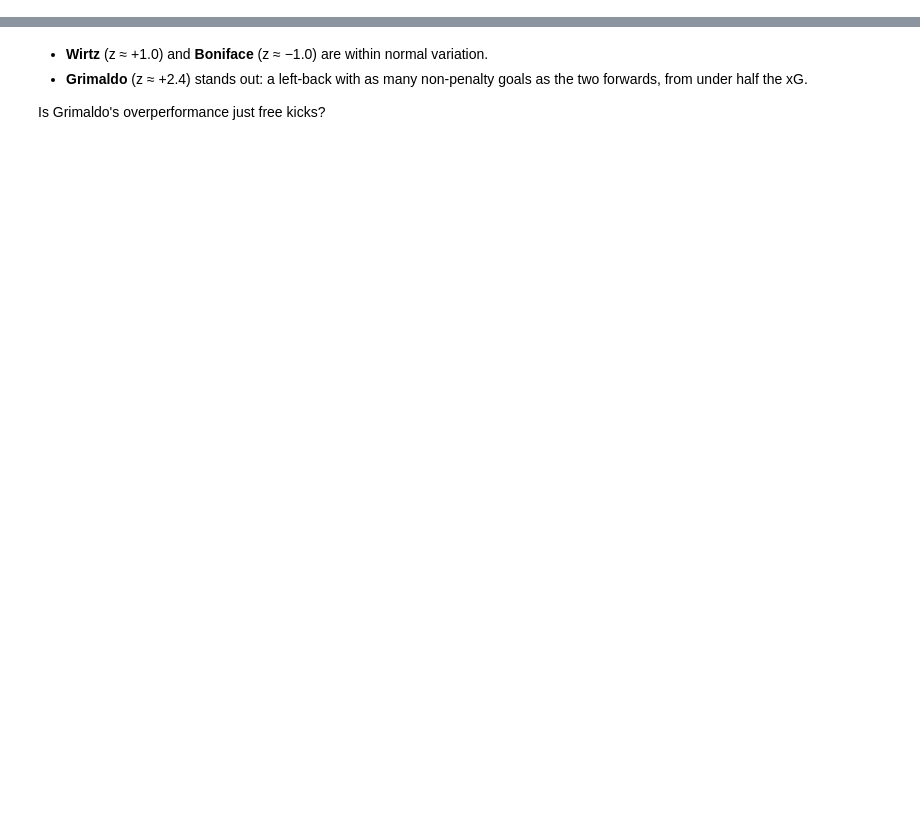
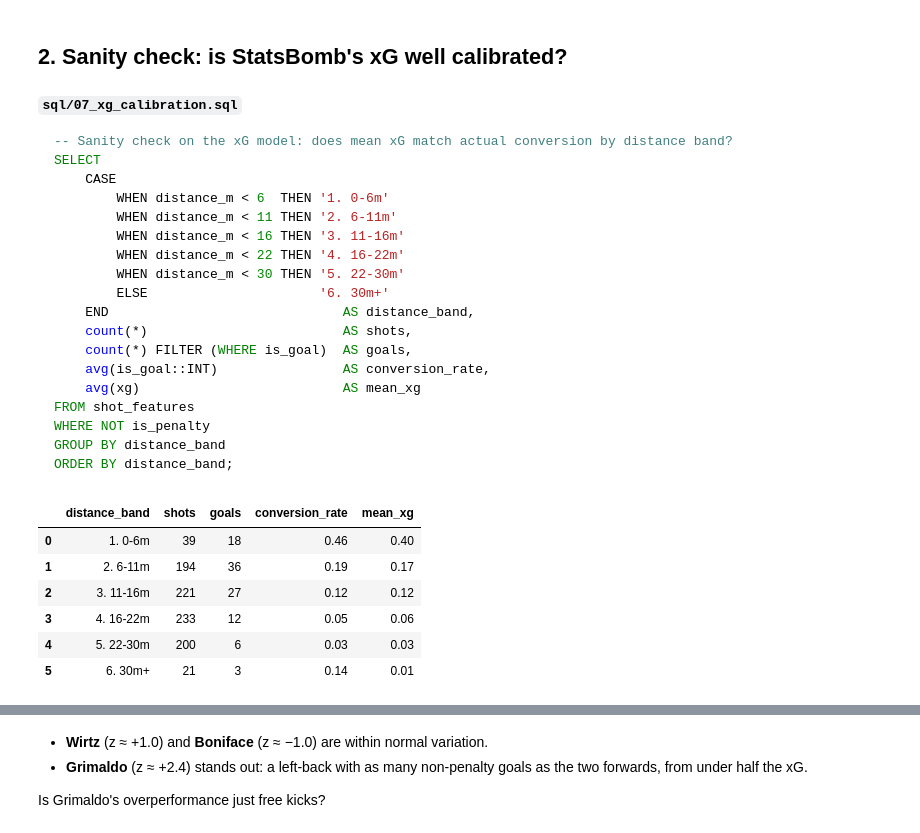
Before and after one commit to TilakHeble/football-shot-map, a Jupyter notebook: notebooks/01_shot_analysis.ipynb, the cells around one changed output, grey strips where cells are left out. Saved outputs shown, nothing was run; the diff lists cells and outputs as text; code cells hidden in the pictures; blank space fills up the shorter version.

````diff
--- a/notebooks/01_shot_analysis.ipynb
+++ b/notebooks/01_shot_analysis.ipynb
@@ -149,0 +75,34 @@ Image("../figures/squad_goals_vs_xg.png", width=650)
+# %% [markdown]
+## 2. Sanity check: is StatsBomb's xG well calibrated?
+# %%
+show_sql("07_xg_calibration")
+db.run("07_xg_calibration")
+# %% [output]
+**`sql/07_xg_calibration.sql`**
+```sql
+-- Sanity check on the xG model: does mean xG match actual conversion by distance band?
+SELECT
+    CASE
+        WHEN distance_m < 6  THEN '1. 0-6m'
+        WHEN distance_m < 11 THEN '2. 6-11m'
+        WHEN distance_m < 16 THEN '3. 11-16m'
+        WHEN distance_m < 22 THEN '4. 16-22m'
+        WHEN distance_m < 30 THEN '5. 22-30m'
+        ELSE                      '6. 30m+'
+    END                              AS distance_band,
+    count(*)                         AS shots,
+    count(*) FILTER (WHERE is_goal)  AS goals,
+    avg(is_goal::INT)                AS conversion_rate,
+    avg(xg)                          AS mean_xg
+FROM shot_features
+WHERE NOT is_penalty
+GROUP BY distance_band
+ORDER BY distance_band;
+```
+|  | distance_band | shots | goals | conversion_rate | mean_xg |
+| 0 | 1. 0-6m | 39 | 18 | 0.46 | 0.40 |
+| 1 | 2. 6-11m | 194 | 36 | 0.19 | 0.17 |
+| 2 | 3. 11-16m | 221 | 27 | 0.12 | 0.12 |
+| 3 | 4. 16-22m | 233 | 12 | 0.05 | 0.06 |
+| 4 | 5. 22-30m | 200 | 6 | 0.03 | 0.03 |
+| 5 | 6. 30m+ | 21 | 3 | 0.14 | 0.01 |
````
Also changed, not shown: parts of 37 cells of this notebook, 18 other files.
